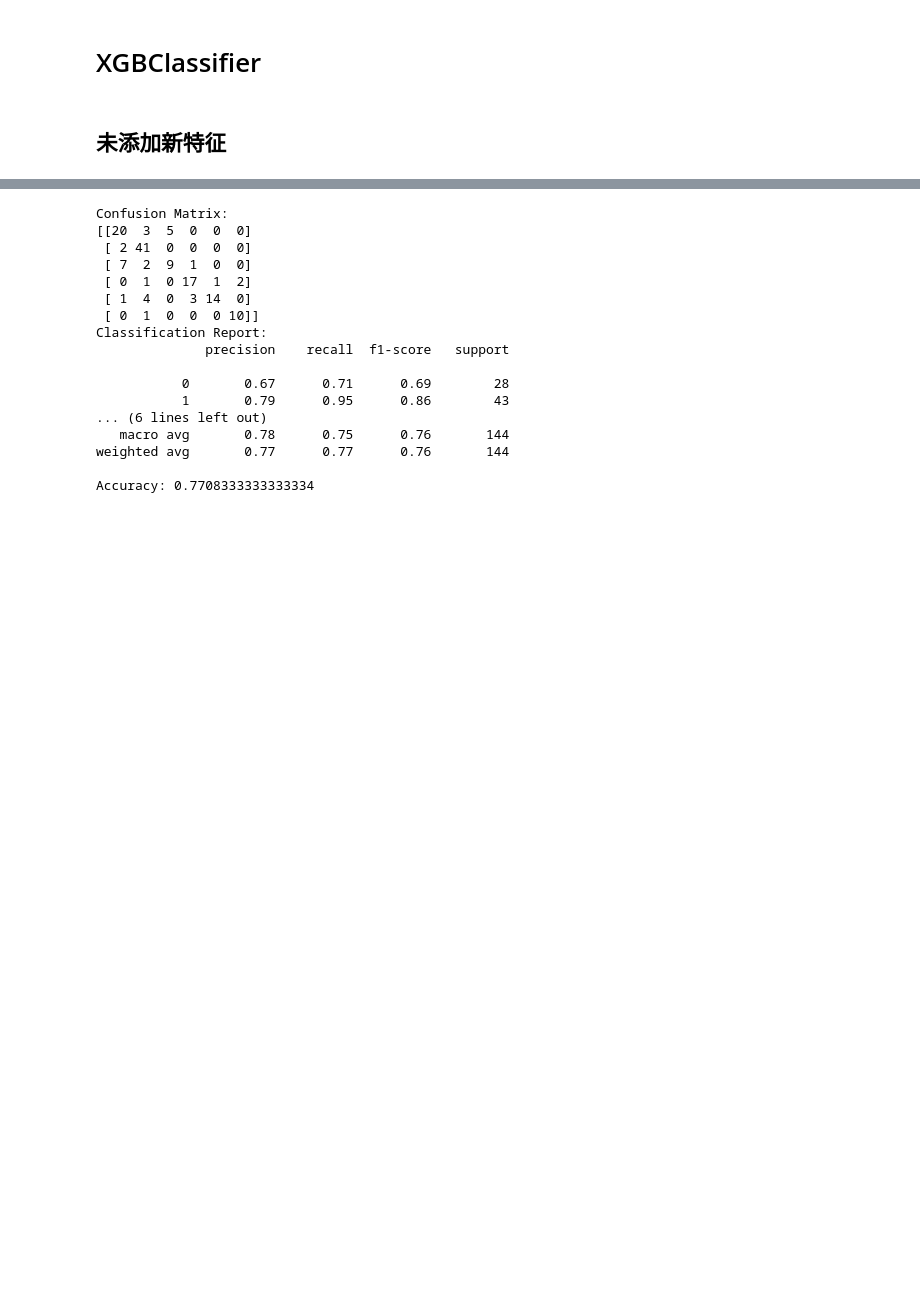
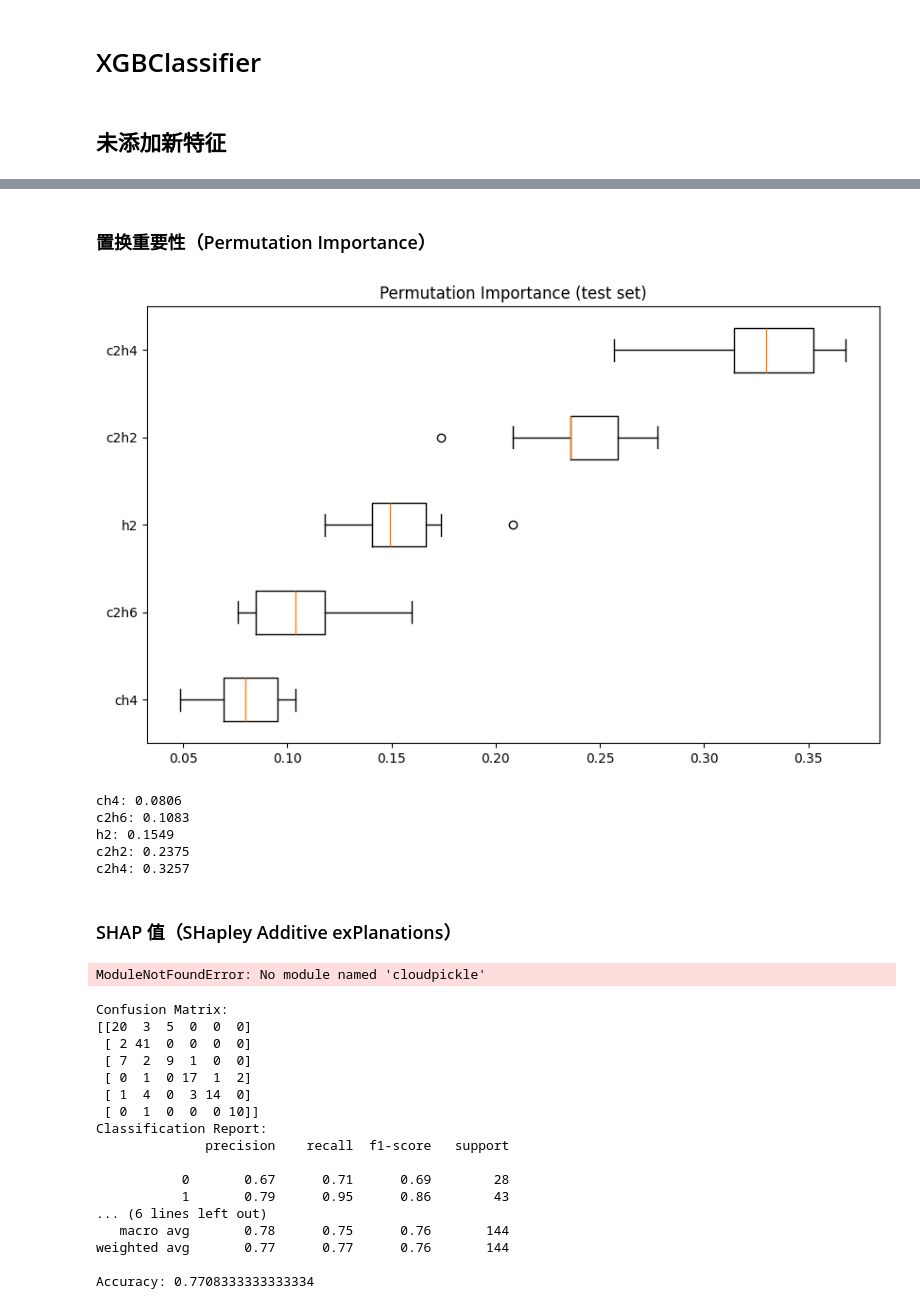
Before and after one commit to Sihan0229/DGA, a Jupyter notebook: Dissolved-Gas-Analysis/dga_mydata.ipynb, the cells around one changed output, grey strips where cells are left out. Drawn from its saved outputs; the diff is of its cells as text; code cells hidden in the pictures; blank space fills up the shorter version.

```diff
--- a/Dissolved-Gas-Analysis/dga_mydata.ipynb
+++ b/Dissolved-Gas-Analysis/dga_mydata.ipynb
@@ -421,0 +490,25 @@ Accuracy: 77.08%
+# %% [markdown]
+### 置换重要性（Permutation Importance）
+# %%
+from sklearn.inspection import permutation_importance
+
+result = permutation_importance(xgb1, X_test, y_test, n_repeats=10, random_state=42)
+
+sorted_idx = result.importances_mean.argsort()
+
+plt.figure(figsize=(10, 6))
+plt.boxplot(result.importances[sorted_idx].T, vert=False, labels=X_test.columns[sorted_idx])
+plt.title("Permutation Importance (test set)")
+plt.show()
+
+for i in sorted_idx:
+    print(f"{X_train.columns[i]}: {result.importances_mean[i]:.4f}")
+# %% [output]
+[figure, added]
+ch4: 0.0806
+c2h6: 0.1083
+h2: 0.1549
+c2h2: 0.2375
+c2h4: 0.3257
+# %% [markdown]
+### SHAP 值（SHapley Additive exPlanations）
@@ -422,3 +517,12 @@ Accuracy: 77.08%
+# %%
+import shap
+
+explainer = shap.TreeExplainer(xgb1)
+shap_values = explainer.shap_values(X_test)
+
+shap.summary_plot(shap_values, X_test, feature_names=X_test.columns)
+# %% [output]
+ModuleNotFoundError: No module named 'cloudpickle'
 # %%
 from sklearn.metrics import classification_report, confusion_matrix, accuracy_score
 result = confusion_matrix(y_test, preds)
```
Also changed, not shown: parts of 13 cells of this notebook, 2 other files.
